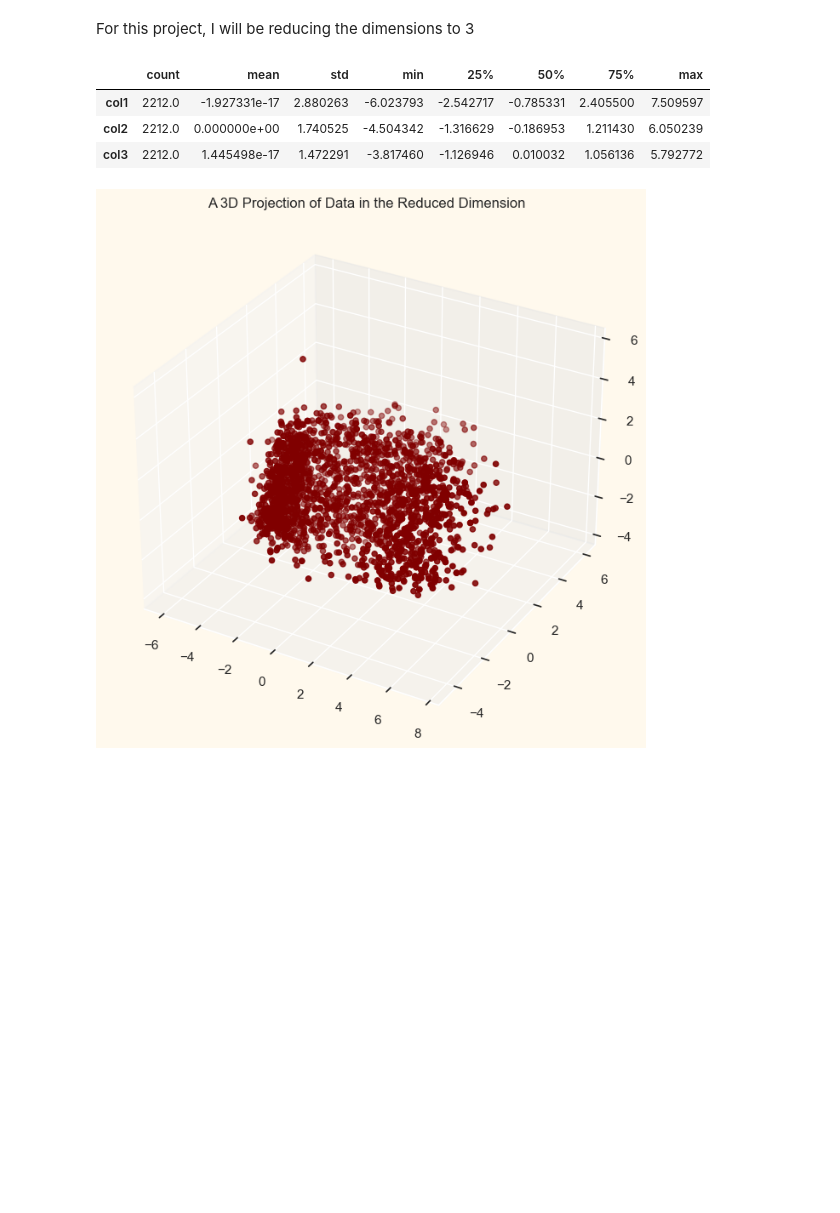
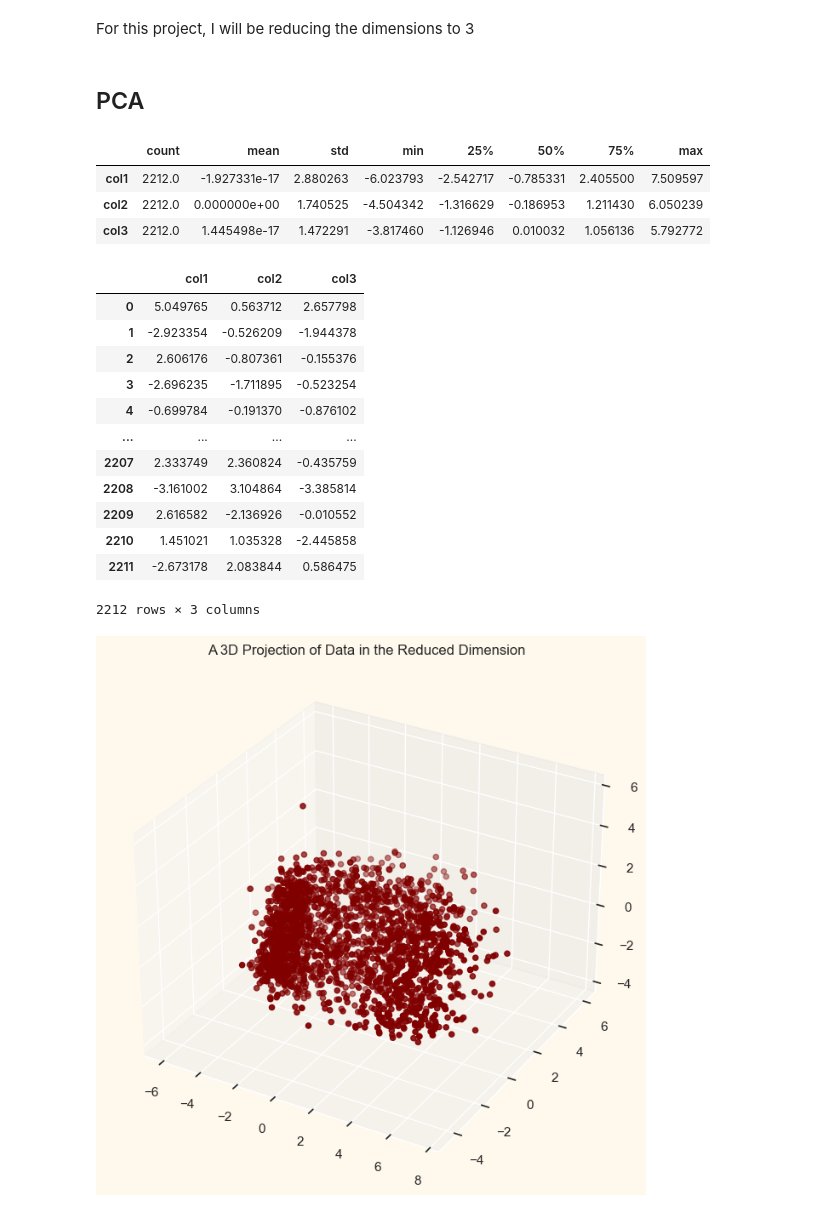
Before and after one commit to baohuy2209/customer-segmentation, a Jupyter notebook: k-means.ipynb, the cells around one changed output. Saved outputs shown, nothing was run; the diff lists cells and outputs as text; code cells hidden in the pictures; blank space fills up the shorter version.

```diff
--- a/k-means.ipynb
+++ b/k-means.ipynb
@@ -493,6 +493,8 @@ Steps in this section:
 Dimensionality reduction with PCA
 # %% [markdown]
 For this project, I will be reducing the dimensions to 3
+# %% [markdown]
+## PCA
 # %%
 pca = PCA(n_components=3)
 pca.fit(scaled_ds)
@@ -503,6 +505,22 @@ PCA_ds.describe().T
 | col1 | 2212.0 | -1.927331e-17 | 2.880263 | -6.023793 | -2.542717 | -0.785331 | 2.405500 | 7.509597 |
 | col2 | 2212.0 | 0.000000e+00 | 1.740525 | -4.504342 | -1.316629 | -0.186953 | 1.211430 | 6.050239 |
 | col3 | 2212.0 | 1.445498e-17 | 1.472291 | -3.817460 | -1.126946 | 0.010032 | 1.056136 | 5.792772 |
+# %%
+PCA_ds
+# %% [output]
+|  | col1 | col2 | col3 |
+| 0 | 5.049765 | 0.563712 | 2.657798 |
+| 1 | -2.923354 | -0.526209 | -1.944378 |
+| 2 | 2.606176 | -0.807361 | -0.155376 |
+| 3 | -2.696235 | -1.711895 | -0.523254 |
+| 4 | -0.699784 | -0.191370 | -0.876102 |
+| ... | ... | ... | ... |
+| 2207 | 2.333749 | 2.360824 | -0.435759 |
+| 2208 | -3.161002 | 3.104864 | -3.385814 |
+| 2209 | 2.616582 | -2.136926 | -0.010552 |
+| 2210 | 1.451021 | 1.035328 | -2.445858 |
+| 2211 | -2.673178 | 2.083844 | 0.586475 |
+2212 rows × 3 columns
 # %%
 x = PCA_ds['col1']
 y = PCA_ds['col2']
```
Also changed, not shown: parts of 7 cells of this notebook, 6 other files.
